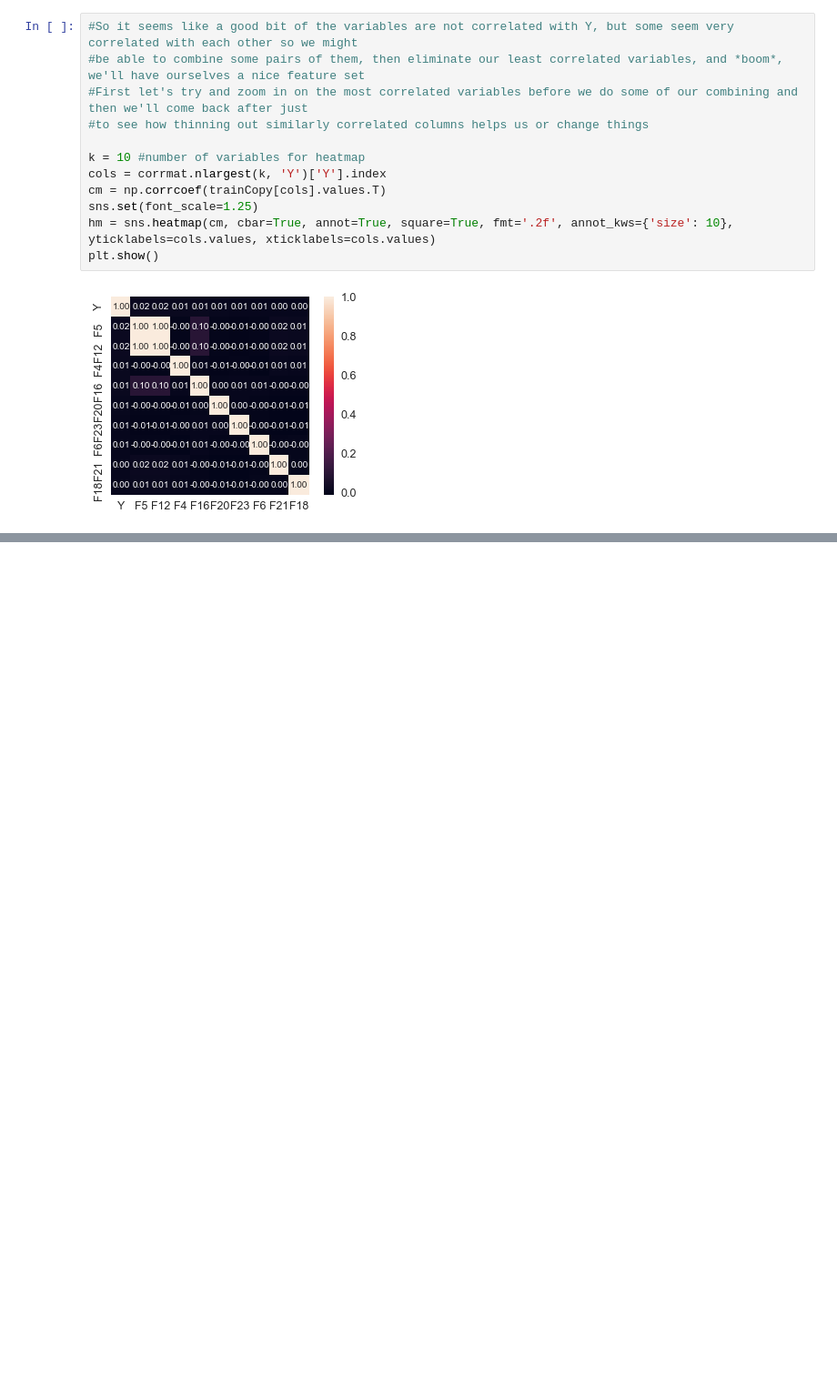
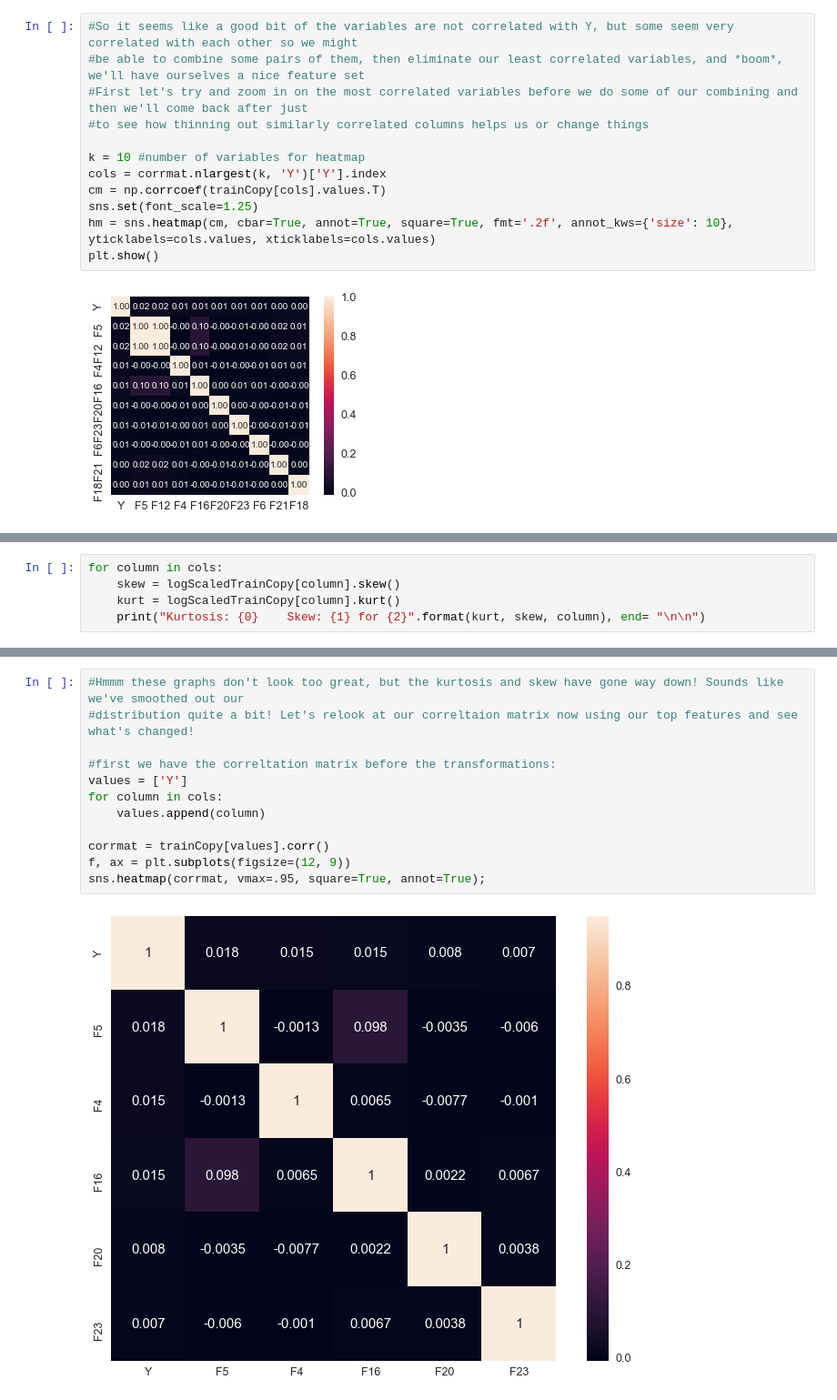
Before and after one commit to corbosiny/KaggleMidterm_EE379k, a Jupyter notebook: KaggleComp.ipynb, the cells around one changed output, grey strips where cells are left out. Shown at 91% size. Drawn from its saved outputs; the diff is of its cells as text; blank space fills up the shorter version.

```diff
--- a/KaggleComp.ipynb
+++ b/KaggleComp.ipynb
@@ -190,0 +230,5 @@ Kurtosis: 119.13954759112008    Skew: 8.620838676298103 for F23
+# %%
+for column in cols:
+    skew = logScaledTrainCopy[column].skew()
+    kurt = logScaledTrainCopy[column].kurt()
+    print("Kurtosis: {0}    Skew: {1} for {2}".format(kurt, skew, column), end= "\n\n")
@@ -190,0 +245,14 @@ Kurtosis: 119.13954759112008    Skew: 8.620838676298103 for F23
+# %%
+#Hmmm these graphs don't look too great, but the kurtosis and skew have gone way down! Sounds like we've smoothed out our
+#distribution quite a bit! Let's relook at our correltaion matrix now using our top features and see what's changed!
+
+#first we have the correltation matrix before the transformations:
+values = ['Y']
+for column in cols:
+    values.append(column)
+
+corrmat = trainCopy[values].corr()
+f, ax = plt.subplots(figsize=(12, 9))
+sns.heatmap(corrmat, vmax=.95, square=True, annot=True);
+# %% [output]
+[figure, added]
```
Also changed, not shown: parts of 9 cells of this notebook.
